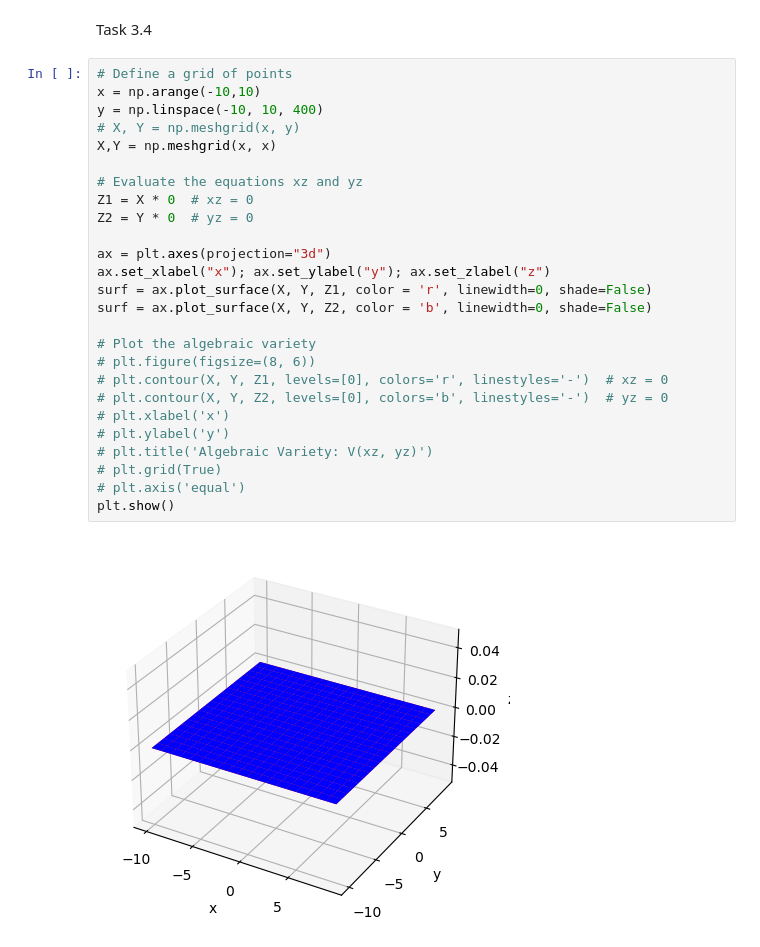
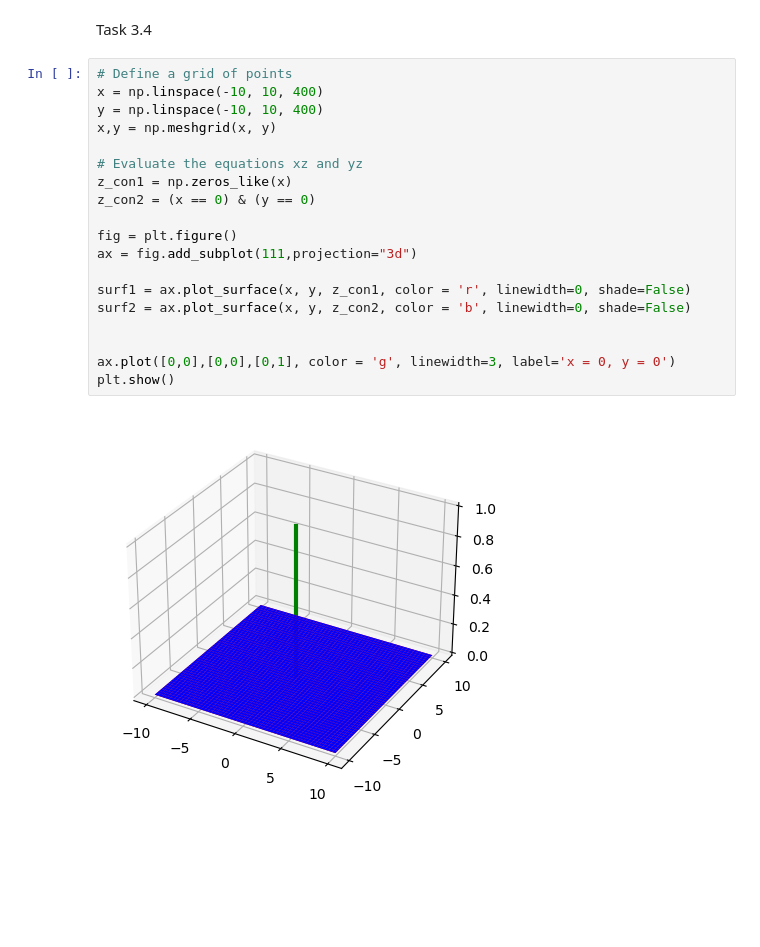
Before and after one commit to BartoszMichalak13/Semester-6, a Jupyter notebook: WZA/Task3.ipynb, the cells around one changed output. Drawn from its saved outputs; the diff is of its cells as text; blank space fills up the shorter version.

```diff
--- a/WZA/Task3.ipynb
+++ b/WZA/Task3.ipynb
@@ -48,29 +48,22 @@ plt.show()
 Task 3.4
 # %%
 # Define a grid of points
-x = np.arange(-10,10)
+x = np.linspace(-10, 10, 400)
 y = np.linspace(-10, 10, 400)
-# X, Y = np.meshgrid(x, y)
-X,Y = np.meshgrid(x, x)
+x,y = np.meshgrid(x, y)
 
 # Evaluate the equations xz and yz
-Z1 = X * 0  # xz = 0
-Z2 = Y * 0  # yz = 0
+z_con1 = np.zeros_like(x)
+z_con2 = (x == 0) & (y == 0)
 
-ax = plt.axes(projection="3d")
-ax.set_xlabel("x"); ax.set_ylabel("y"); ax.set_zlabel("z")
-surf = ax.plot_surface(X, Y, Z1, color = 'r', linewidth=0, shade=False)
-surf = ax.plot_surface(X, Y, Z2, color = 'b', linewidth=0, shade=False)
+fig = plt.figure()
+ax = fig.add_subplot(111,projection="3d")
 
-# Plot the algebraic variety
-# plt.figure(figsize=(8, 6))
-# plt.contour(X, Y, Z1, levels=[0], colors='r', linestyles='-')  # xz = 0
-# plt.contour(X, Y, Z2, levels=[0], colors='b', linestyles='-')  # yz = 0
-# plt.xlabel('x')
-# plt.ylabel('y')
-# plt.title('Algebraic Variety: V(xz, yz)')
-# plt.grid(True)
-# plt.axis('equal')
+surf1 = ax.plot_surface(x, y, z_con1, color = 'r', linewidth=0, shade=False)
+surf2 = ax.plot_surface(x, y, z_con2, color = 'b', linewidth=0, shade=False)
+
+
+ax.plot([0,0],[0,0],[0,1], color = 'g', linewidth=3, label='x = 0, y = 0')
 plt.show()
 # %% [output]
-[figure, old version]
+[figure, new version]
```
Also changed, not shown: 26 other files.
